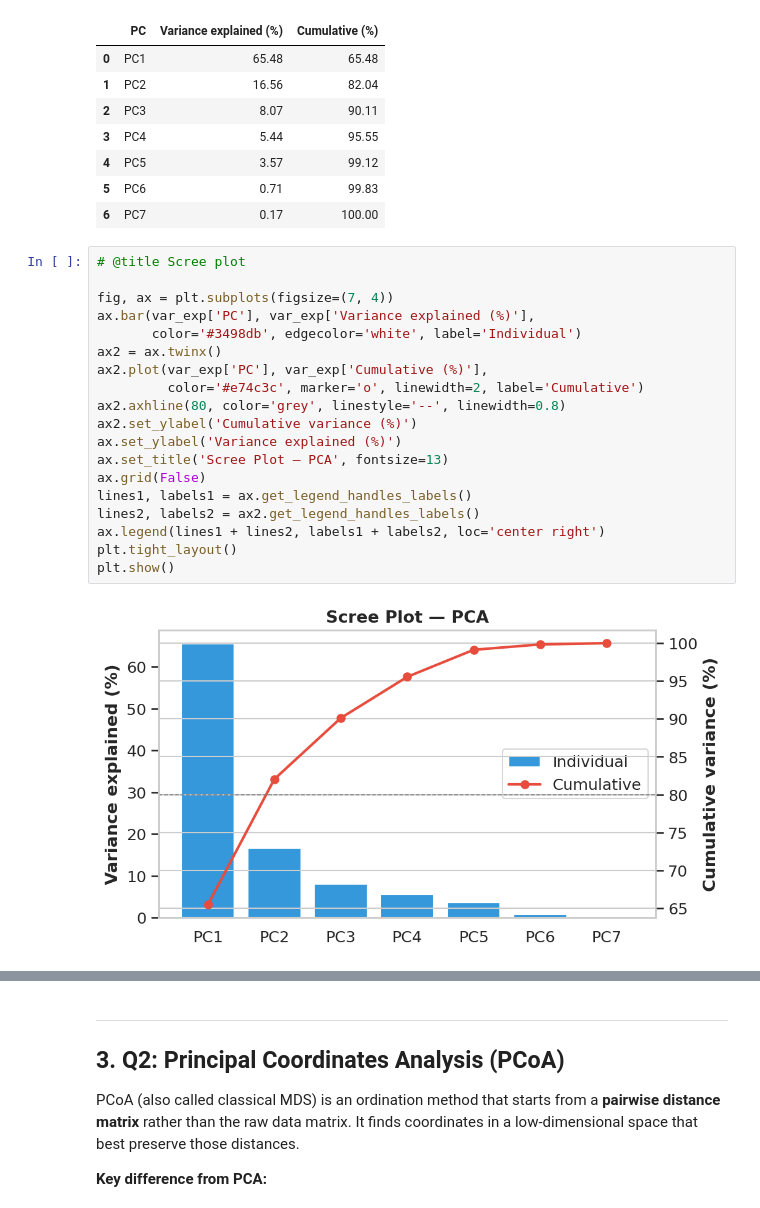
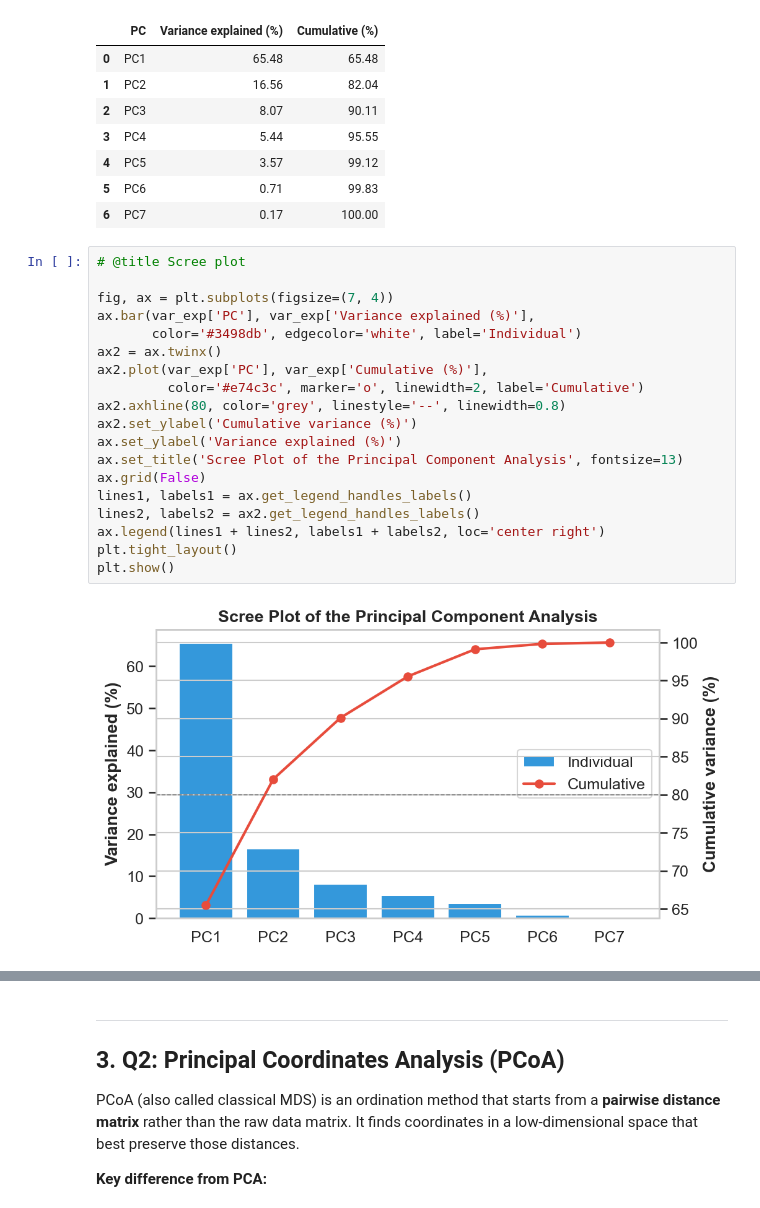
Before and after one commit to dgonzales1222/greends_avcad_exercises, a Jupyter notebook: exercise_09/avcad_ex09_dgonzales.ipynb, the cells around one changed output, grey strips where cells are left out. Saved outputs shown, nothing was run; the diff lists cells and outputs as text.

```diff
--- a/exercise_09/avcad_ex09_dgonzales.ipynb
+++ b/exercise_09/avcad_ex09_dgonzales.ipynb
@@ -127,24 +127,24 @@ var_exp
 # %%
 # @title Scree plot
 
 fig, ax = plt.subplots(figsize=(7, 4))
 ax.bar(var_exp['PC'], var_exp['Variance explained (%)'],
        color='#3498db', edgecolor='white', label='Individual')
 ax2 = ax.twinx()
 ax2.plot(var_exp['PC'], var_exp['Cumulative (%)'],
          color='#e74c3c', marker='o', linewidth=2, label='Cumulative')
 ax2.axhline(80, color='grey', linestyle='--', linewidth=0.8)
 ax2.set_ylabel('Cumulative variance (%)')
 ax.set_ylabel('Variance explained (%)')
-ax.set_title('Scree Plot — PCA', fontsize=13)
+ax.set_title('Scree Plot of the Principal Component Analysis', fontsize=13)
 ax.grid(False)
 lines1, labels1 = ax.get_legend_handles_labels()
 lines2, labels2 = ax2.get_legend_handles_labels()
 ax.legend(lines1 + lines2, labels1 + labels2, loc='center right')
 plt.tight_layout()
 plt.show()
 # %% [output]
-[figure, old version]
+[figure, new version]
 # %%
 # @title PCA biplot — PC1 vs PC2
 
```
Also changed, not shown: parts of 9 cells of this notebook.
